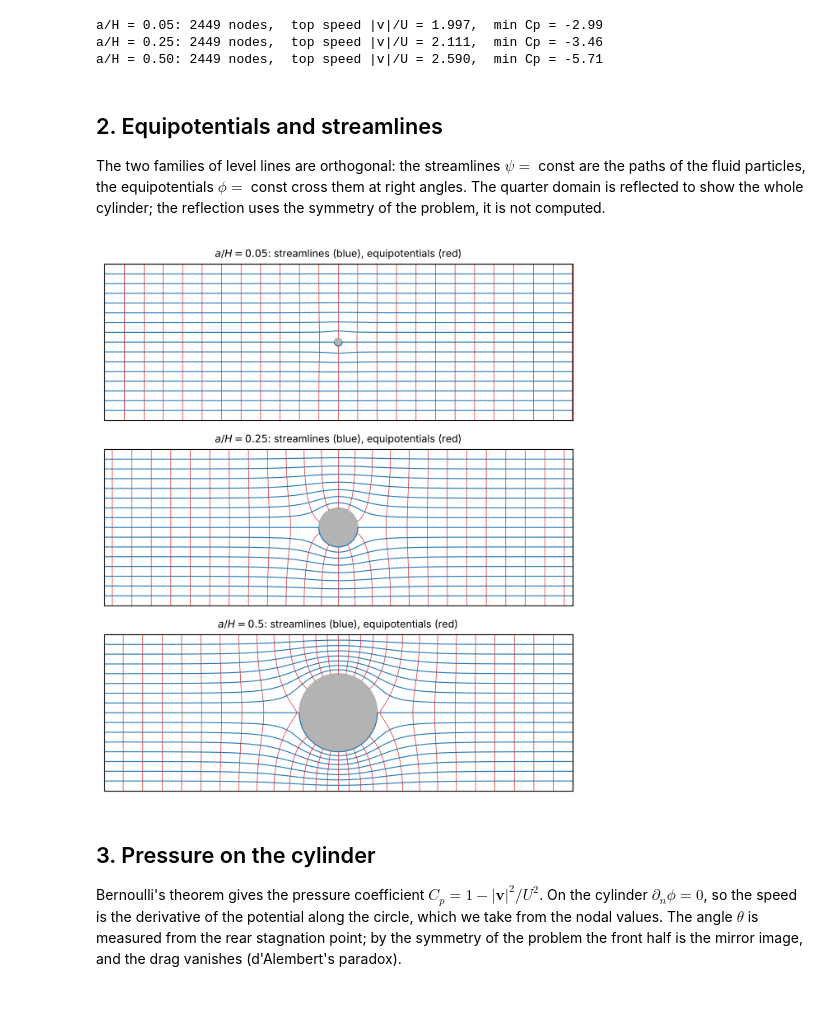
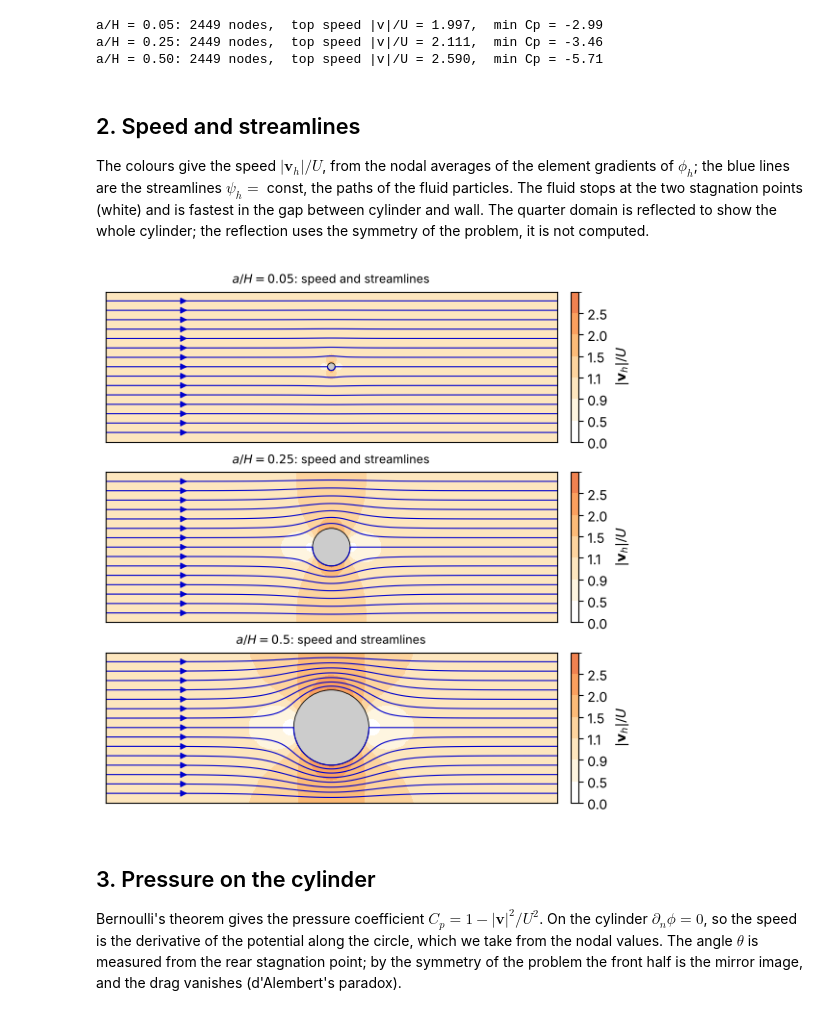
Before and after one commit to svidoli/VarMethCompMech-notebooks, a Jupyter notebook: ch08_cylinder_channel.ipynb, the cells around one changed output. Saved outputs shown, nothing was run; the diff lists cells and outputs as text; code cells hidden in the pictures.

Commit message:
ch08_cylinder_channel: speed as filled contours under the streamlines, colour scale of the book

```diff
--- a/ch08_cylinder_channel.ipynb
+++ b/ch08_cylinder_channel.ipynb
@@ -113,7 +113,13 @@ def solve_flow(a, n):
     T_psi = 0.5 * psi @ (K @ psi)
     # speed on the cylinder: there d(phi)/dn = 0, so |v| is the derivative of phi along the arc
     vt = np.gradient(phi[nd["arc"]], a * th, edge_order=2)
-    return dict(X=X, T=T, phi=phi, psi=psi, E=E_phi, Tpsi=T_psi, th=th, vt=vt, N=len(X))
+    # speed at the nodes: area-weighted average of the (constant) element gradients; on the arc, |vt|
+    g, w = np.zeros((len(X), 2)), np.zeros(len(X))
+    for tri in T:
+        Mx = np.c_[np.ones(3), X[tri]]; area = 0.5 * abs(np.linalg.det(Mx))
+        g[tri] += area * (np.linalg.inv(Mx)[1:] @ phi[tri]); w[tri] += area
+    speed = np.linalg.norm(g / w[:, None], axis=1); speed[nd["arc"]] = np.abs(vt)
+    return dict(X=X, T=T, phi=phi, psi=psi, speed=speed, E=E_phi, Tpsi=T_psi, th=th, vt=vt, N=len(X))
 
 sols = {aH: solve_flow(aH * H, n_plot) for aH in blockages}
 for aH, s in sols.items():
@@ -124,32 +130,47 @@ a/H = 0.05: 2449 nodes,  top speed |v|/U = 1.997,  min Cp = -2.99
 a/H = 0.25: 2449 nodes,  top speed |v|/U = 2.111,  min Cp = -3.46
 a/H = 0.50: 2449 nodes,  top speed |v|/U = 2.590,  min Cp = -5.71
 # %% [markdown]
-## 2. Equipotentials and streamlines
+## 2. Speed and streamlines
 
-The two families of level lines are orthogonal: the streamlines $\psi = $ const are the paths of the fluid
-particles, the equipotentials $\phi = $ const cross them at right angles. The quarter domain is reflected to show
-the whole cylinder; the reflection uses the symmetry of the problem, it is not computed.
+The colours give the speed $|\mathbf v_h|/U$, from the nodal averages of the element gradients of $\phi_h$; the
+blue lines are the streamlines $\psi_h = $ const, the paths of the fluid particles. The fluid stops at the two
+stagnation points (white) and is fastest in the gap between cylinder and wall. The quarter domain is reflected to
+show the whole cylinder; the reflection uses the symmetry of the problem, it is not computed.
 # %%
+from matplotlib.colors import ListedColormap, BoundaryNorm
+
 def mirror(s):
-    X, T, phi, psi = s["X"], s["T"], s["phi"], s["psi"]
-    Xs, Ts, Ps, Qs = [], [], [], []
+    X, T, phi, psi, sp_ = s["X"], s["T"], s["phi"], s["psi"], s["speed"]
+    Xs, Ts, Ps, Qs, Ss = [], [], [], [], []
     for sx, sy in ((1, 1), (-1, 1), (1, -1), (-1, -1)):
         Ts.append(T + len(X) * len(Xs)); Xs.append(X * [sx, sy])
-        Ps.append(sx * phi); Qs.append(sy * psi)                # phi odd in x, psi odd in y
-    return np.vstack(Xs), np.vstack(Ts), np.concatenate(Ps), np.concatenate(Qs)
+        Ps.append(sx * phi); Qs.append(sy * psi); Ss.append(sp_)   # phi odd in x, psi odd in y, speed even
+    return np.vstack(Xs), np.vstack(Ts), np.concatenate(Ps), np.concatenate(Qs), np.concatenate(Ss)
+
+# the colour scale of the book: white below 0.5 U, then six shades of orange; the band 0.9-1.1 is the free stream
+bounds = [0, 0.5, 0.9, 1.1, 1.5, 2.0, 2.5, 3.5]
+oranges = np.array([(255, 255, 255), (254, 245, 224), (253, 230, 190), (253, 212, 158),
+                    (252, 187, 120), (250, 160, 95), (240, 130, 80)]) / 255
+cmap, norm = ListedColormap(oranges), BoundaryNorm(bounds, len(oranges))
 
 fig, axs = plt.subplots(len(blockages), 1, figsize=(9, 2.3 * len(blockages)))
 for ax, (aH, s) in zip(np.atleast_1d(axs), sols.items()):
-    Xm, Tm, Pm, Qm = mirror(s)
-    ax.tricontour(Xm[:, 0], Xm[:, 1], Tm, Qm, levels=np.linspace(-U * H, U * H, 17)[1:-1], colors="C0", linewidths=0.8, linestyles="solid")
-    ax.tricontour(Xm[:, 0], Xm[:, 1], Tm, Pm, levels=np.arange(-L, L, 0.25 * H), colors="C3", linewidths=0.5, linestyles="solid")
-    ax.add_patch(plt.Circle((0, 0), aH * H, color="0.7"))
+    Xm, Tm, Pm, Qm, Sm = mirror(s)
+    cf = ax.tricontourf(Xm[:, 0], Xm[:, 1], Tm, Sm / U, levels=bounds, cmap=cmap, norm=norm)
+    cs = ax.tricontour(Xm[:, 0], Xm[:, 1], Tm, Qm, levels=np.linspace(-U * H, U * H, 17)[1:-1],
+                       colors="mediumblue", linewidths=0.8, linestyles="solid")
+    for seg in (sg for segs in cs.allsegs for sg in segs):     # an arrow on each streamline, at x = -2H
+        k = np.argmin(np.abs(seg[:, 0] + 2 * H))
+        if abs(seg[k, 0] + 2 * H) < 0.1 * H and k + 1 < len(seg):
+            ax.annotate("", xy=seg[k] + [0.12 * H, 0], xytext=seg[k], arrowprops=dict(arrowstyle="-|>", color="mediumblue", lw=0.8))
+    ax.add_patch(plt.Circle((0, 0), aH * H, facecolor="0.8", edgecolor="k", lw=0.6))
     ax.set_xlim(-3 * H, 3 * H); ax.set_ylim(-H, H); ax.set_aspect("equal")
-    ax.set_title(f"$a/H = {aH}$: streamlines (blue), equipotentials (red)", fontsize=9)
+    ax.set_title(f"$a/H = {aH}$: speed and streamlines", fontsize=9)
     ax.set_xticks([]); ax.set_yticks([])
-plt.tight_layout(); plt.show()
+    fig.colorbar(cf, ax=ax, ticks=bounds[:-1], label=r"$|\mathbf{v}_h|/U$", fraction=0.03, pad=0.02)
+plt.show()
 # %% [output]
-[figure, old version]
+[figure, new version]
 # %% [markdown]
 ## 3. Pressure on the cylinder
 
```
Also changed, not shown: parts of 1 cell of this notebook.
